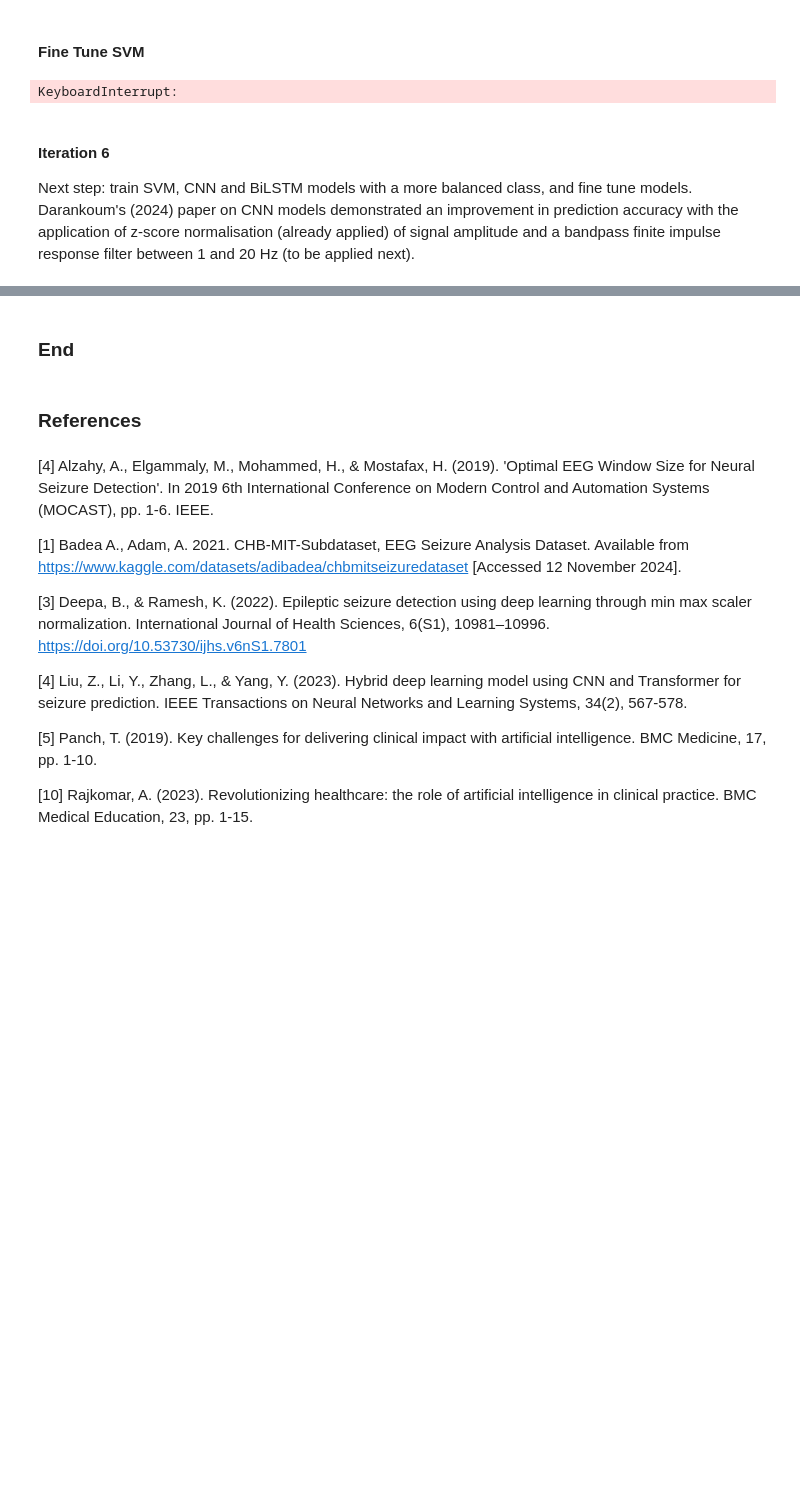
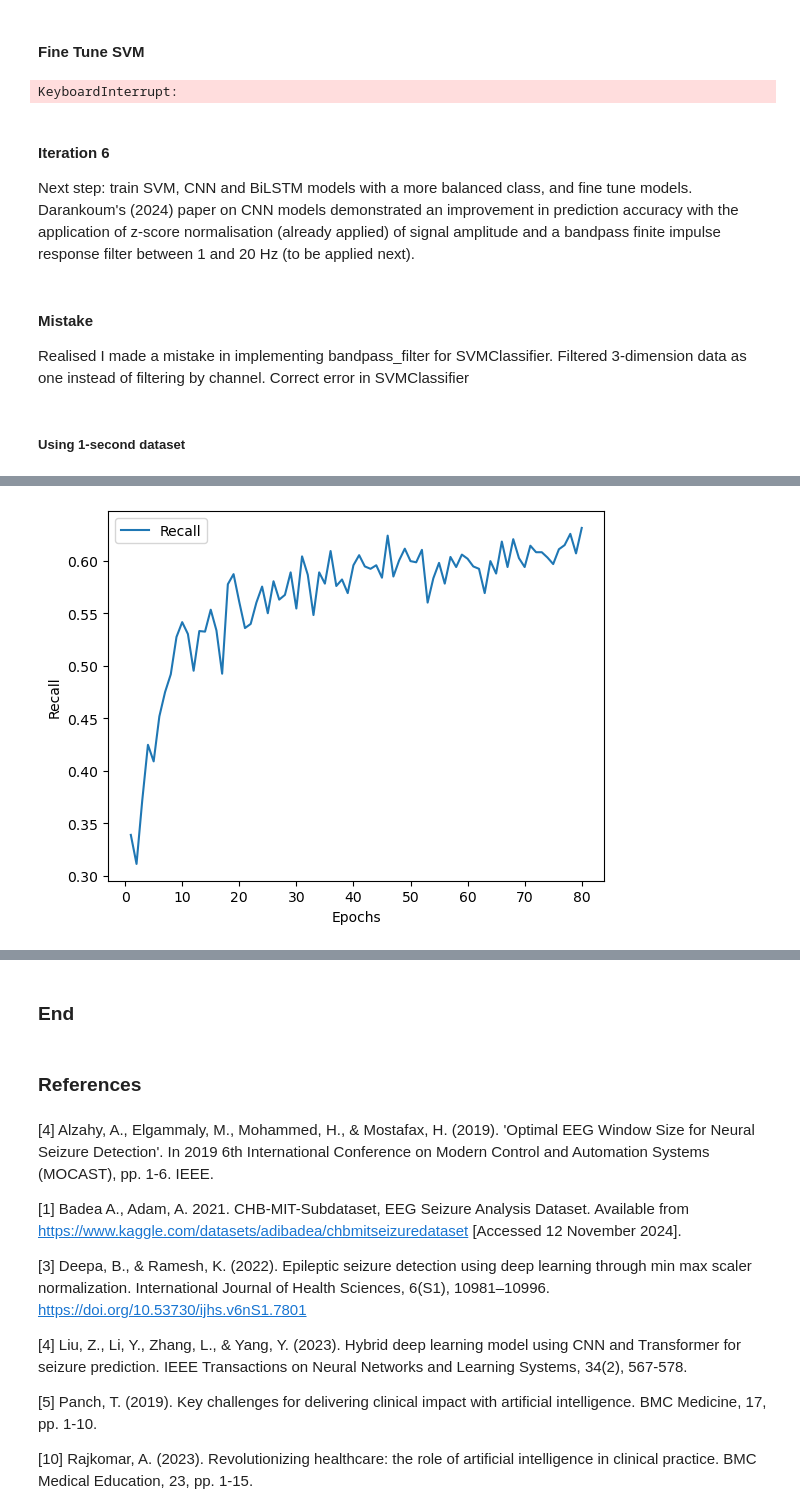
Before and after one commit to uol5/CM3070_SeizureDetection, a Jupyter notebook: main.ipynb, the cells around one changed output, grey strips where cells are left out. Cells and saved outputs as stored; diff of their text form; code cells hidden in the pictures; blank space fills up the shorter version.

```diff
--- a/main.ipynb
+++ b/main.ipynb
@@ -243,11 +243,11 @@ class BaseDense:
         outputs = Dense(1, activation='sigmoid')(x)
         model = Model(inputs=inputs, outputs=outputs)
 
-        # callbacks
-        earlystop = EarlyStopping(monitor='val_loss', patience=25, restore_best_weights=True, verbose=1)
-        lower_lr = ReduceLROnPlateau(monitor='val_loss', factor=0.5, patience=5, min_lr=0.0000001, verbose=1, cooldown=10)
+        # callbacks.
+        #earlystop = EarlyStopping(monitor='val_loss', patience=30, restore_best_weights=True, verbose=1)
+        #lower_lr = ReduceLROnPlateau(monitor='val_loss', factor=0.5, patience=20, min_lr=0.0000001, verbose=1, cooldown=10)
         callbacks_ = [ModelCheckpoint("dense_baseline.keras",
-                                     save_best_only = True), earlystop, lower_lr]
+                                     save_best_only = True)]
 
         model.compile(optimizer='adam',loss='binary_crossentropy', metrics =['mae', 'Recall', 'Precision'])
         history = model.fit(self.train_data, self.train_labels,
@@ -2567,3 +2588,39 @@ KeyboardInterrupt:
 #### Iteration 6
 Next step: train SVM, CNN and BiLSTM models with a more balanced class, and fine tune models.
 Darankoum's (2024) paper on CNN models demonstrated an improvement in prediction accuracy with the application of z-score normalisation (already applied) of signal amplitude and a bandpass finite impulse response filter between 1 and 20 Hz (to be applied next).
+# %% [markdown]
+#### Mistake
+Realised I made a mistake in implementing bandpass_filter for SVMClassifier.
+Filtered 3-dimension data as one instead of filtering by channel.
+Correct error in SVMClassifier
+# %%
+def bandpass_filter(data, lowcut=1.0, highcut=20.0, fs=256.0, order=4):
+    # Nyquist frequency is maximum frequency reproducible without distortion
+    nyquist = 0.5 * fs
+    # butter works with frequency normalised between 0-1 of nyquist frequency
+    low = lowcut / nyquist
+    high = highcut / nyquist
+
+    # Get filter coefficients
+    b, a = butter(order, [low, high], btype='band')
+
+    # Apply the filter to each channel in the data (data.shape = (samples, channels, features))
+    filtered_data = np.zeros_like(data)
+    # apply by channel (axis=1) axis 0 along samples and axis 2 along features
+    for i in range(data.shape[1]):
+        filtered_data[:, i, :] = filtfilt(b, a, data[:, i, :], axis=1)
+
+    return filtered_data
+# %% [markdown]
+##### Using 1-second dataset
+# %%
+# 1-second dataset train_signals and train_labels, val_signals, val_labels
+train_1_filtered = bandpass_filter(train_signals)
+validation_1_filtered = bandpass_filter(val_signals)
+# %%
+# Train BaseDense model (FFNN) using FIR filtered and StandardScalar normalised dataset
+# Trained tp 100 epochs
+sec1_FIR =  BaseDense(train_1_filtered, train_labels, validation_1_filtered, val_labels,80)
+sec1_FIR.pre_process()  # StandardScalar normalisation. Leads to quicker converge during training
+sec1_FIR.train()
+# %% [output]
@@ -2569,0 +2629 @@ Darankoum's (2024) paper on CNN models demonstrated an improvement in prediction
+[figure, added]
```
Also changed, not shown: parts of 10 cells of this notebook.
